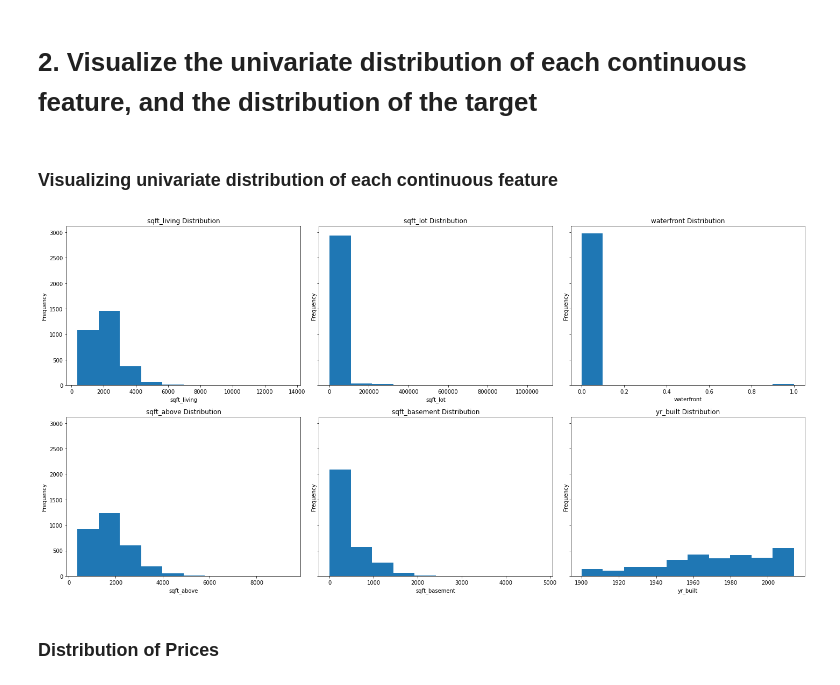
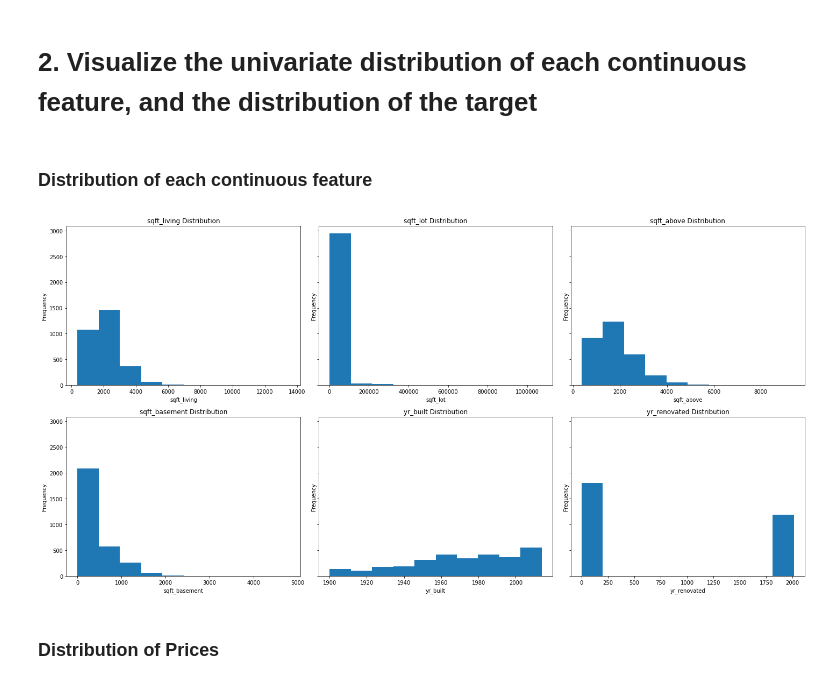
Before and after one commit to rajadevineni/House_Price_Prediction, a Jupyter notebook: KNN_regressor.ipynb, the cells around one changed output. Cells and saved outputs as stored; diff of their text form; code cells hidden in the pictures.

Commit message:
updated distributions

```diff
--- a/KNN_regressor.ipynb
+++ b/KNN_regressor.ipynb
@@ -59,13 +59,3 @@ shape of independent set: (3000, 14)
 shape of target set: (3000,)
 # %% [markdown]
 # **1.	Determine, which features, are continuous vs categorical**
-# %%
-print("List of all the variables in the dataset provided:")
-for i in data.columns:
-  print(i)
-print("Numerical variables:")
-print("1. View:",set(X.view))
-print("2. Floors:",set(X.floors))
-print("Categorical variables:")
-print("Nominal: Waterfront:",set(X.waterfront))
-print("Ordinal: Condition:",set(X.condition))
@@ -92,0 +62,13 @@ continous_features = [	'sqft_living','sqft_lot','sqft_above','sqft_basement','yr
+# %%
+categorical_features = ['view','condition','waterfront']
+discreate_features = ['bedrooms','bathrooms','floors']
+continous_features = ['sqft_living','sqft_lot','sqft_above','sqft_basement','yr_built','yr_renovated']
+print("Categorical Features: ")
+for i in categorical_features:
+  print("\t",i)
+print("Discreate Features: ")
+for i in discreate_features:
+  print("\t",i)
+print("Continous Features: ")
+for i in continous_features:
+  print("\t",i)
@@ -93,18 +91,18 @@ continous_features = [	'sqft_living','sqft_lot','sqft_above','sqft_basement','yr
 # %% [markdown]
 # **2.	Visualize the univariate distribution of each continuous feature, and the distribution of the target**
 # %% [markdown]
-### **Visualizing univariate distribution of each continuous feature**
+### **Distribution of each continuous feature**
 # %%
 fig, axs = plt.subplots(2, 3, sharey=True, tight_layout=True, figsize=(20,10))
 axs = axs.ravel()
 for i in range(6):
-    axs[i].hist(X[cont_feat[i]])
-    axs[i].set_title(str(cont_feat[i])+ " Distribution")
-    axs[i].set_xlabel(cont_feat[i])
+    axs[i].hist(X[continous_features[i]])
+    axs[i].set_title(str(continous_features[i])+ " Distribution")
+    axs[i].set_xlabel(continous_features[i])
     axs[i].set_ylabel('Frequency')
     axs[i].ticklabel_format(useOffset=False, style='plain')
 # %% [output]
-[figure, old version]
+[figure, new version]
 # %% [markdown]
 ### **Distribution of Prices**
 # %%
```
Also changed, not shown: parts of 3 cells of this notebook.
